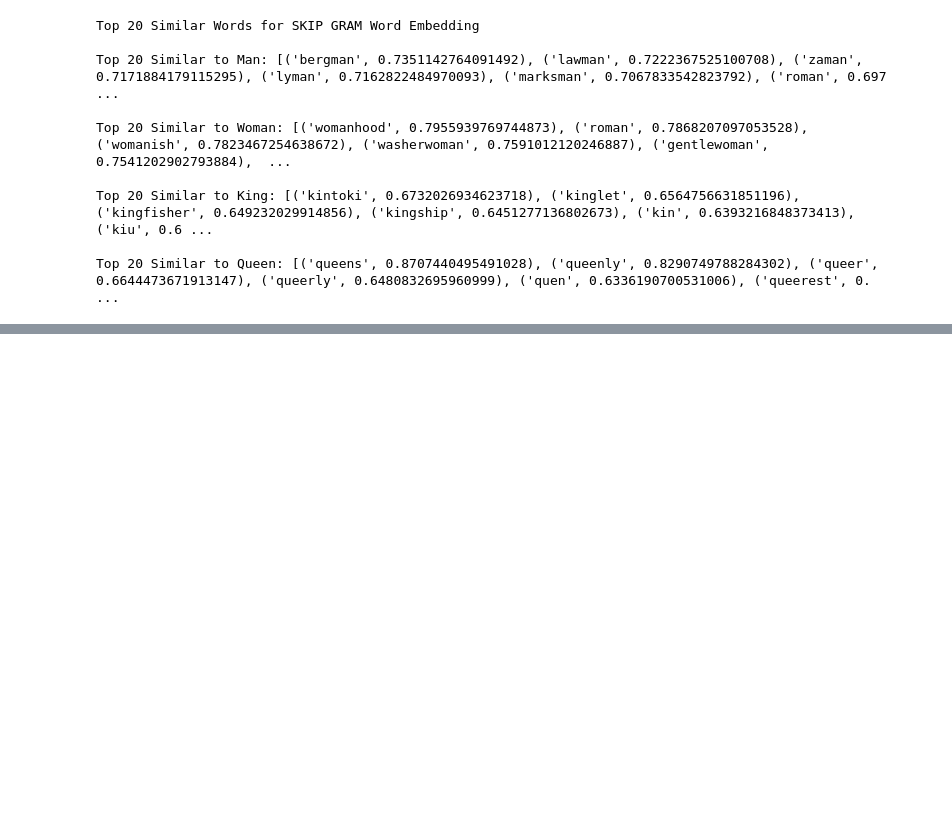
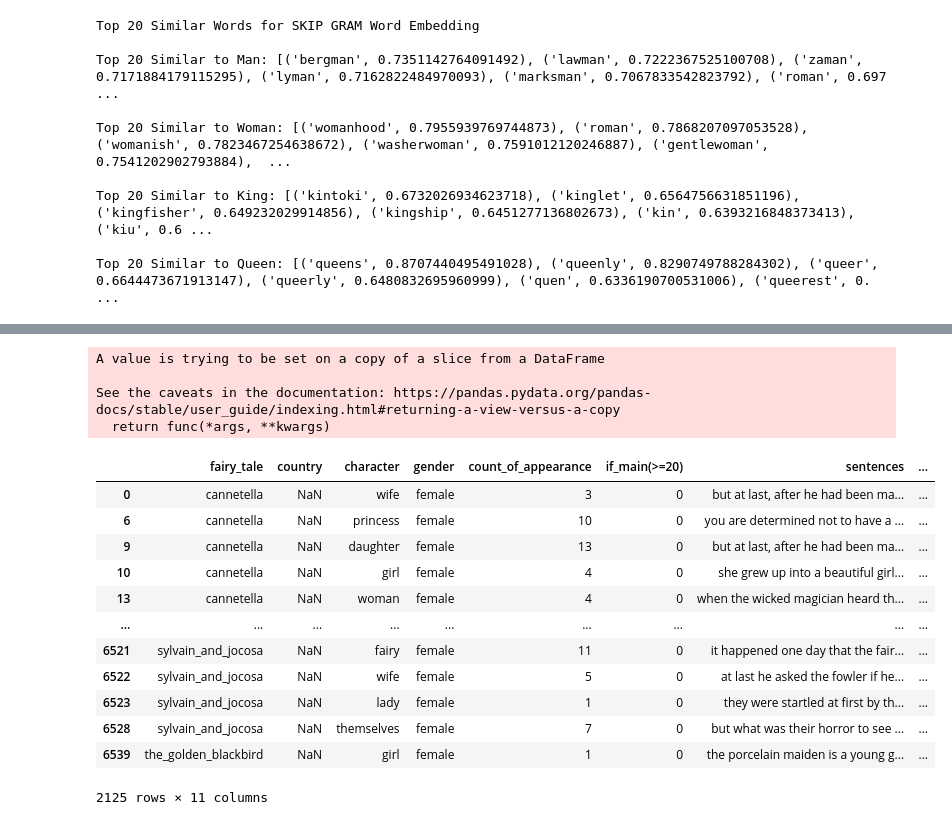
Before and after one commit to owenmonroe/OwenMonroe_TextMining_Fall23, a Jupyter notebook: HW_Assignment4/OwenMonroe_HW4.ipynb, the cells around one changed output, grey strips where cells are left out. Drawn from its saved outputs; the diff is of its cells as text; code cells hidden in the pictures; blank space fills up the shorter version.

```diff
--- a/HW_Assignment4/OwenMonroe_HW4.ipynb
+++ b/HW_Assignment4/OwenMonroe_HW4.ipynb
@@ -178,0 +307,13 @@ Top 20 Similar to Queen: [('queens', 0.8707440495491028), ('queenly', 0.82907497
+# %%
+# Preparing Female Character DataFrame for LDA Analysis
+
+#Cleaning Text to just words and spaces
+
+f_fairytale_df['Cleaned Sentences'] = f_fairytale_df['sentences'].str.replace(r'[^A-Za-z0-9_ ]+', '', regex=True)
+
+# Tokenizing with NLTK
+
+from nltk.tokenize import word_tokenize
+f_fairytale_df['NLTK Tokenized Sentences'] = f_fairytale_df['Cleaned Sentences'].apply(nltk.word_tokenize)
+
+f_fairytale_df['StopwordRemoved Sentences'] = f_fairytale_df['NLTK Tokenized Sentences'].apply(remove_stopwords)
@@ -178,0 +336,23 @@ Top 20 Similar to Queen: [('queens', 0.8707440495491028), ('queenly', 0.82907497
+# %%
+f_fairytale_df.dropna(how='all', axis=1, inplace=True)
+# %% [output]
+A value is trying to be set on a copy of a slice from a DataFrame
+
+See the caveats in the documentation: https://pandas.pydata.org/pandas-docs/stable/user_guide/indexing.html#returning-a-view-versus-a-copy
+  return func(*args, **kwargs)
+# %%
+f_fairytale_df
+# %% [output]
+|  | fairy_tale | country | character | gender | count_of_appearance | if_main(>=20) | sentences | ... |
+| 0 | cannetella | NaN | wife | female | 3 | 0 | but at last, after he had been ma... | ... |
+| 6 | cannetella | NaN | princess | female | 10 | 0 | you are determined not to have a ... | ... |
+| 9 | cannetella | NaN | daughter | female | 13 | 0 | but at last, after he had been ma... | ... |
+| 10 | cannetella | NaN | girl | female | 4 | 0 | she grew up into a beautiful girl... | ... |
+| 13 | cannetella | NaN | woman | female | 4 | 0 | when the wicked magician heard th... | ... |
+| ... | ... | ... | ... | ... | ... | ... | ... | ... |
+| 6521 | sylvain_and_jocosa | NaN | fairy | female | 11 | 0 | it happened one day that the fair... | ... |
+| 6522 | sylvain_and_jocosa | NaN | wife | female | 5 | 0 | at last he asked the fowler if he... | ... |
+| 6523 | sylvain_and_jocosa | NaN | lady | female | 1 | 0 | they were startled at first by th... | ... |
+| 6528 | sylvain_and_jocosa | NaN | themselves | female | 7 | 0 | but what was their horror to see ... | ... |
+| 6539 | the_golden_blackbird | NaN | girl | female | 1 | 0 | the porcelain maiden is a young g... | ... |
+2125 rows × 11 columns
```
Also changed, not shown: parts of 16 cells of this notebook, 2 other files.
